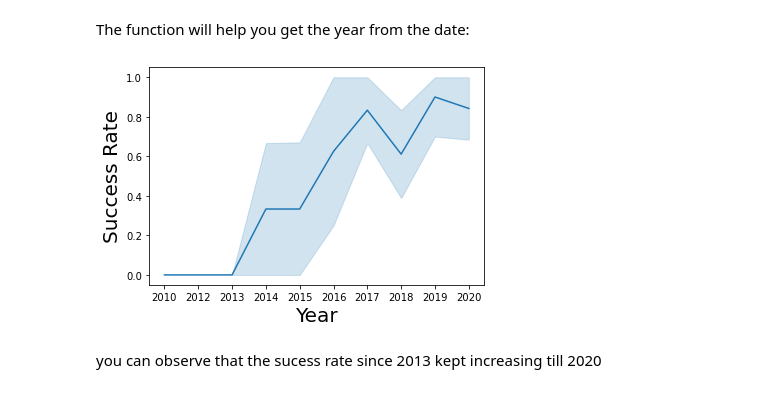
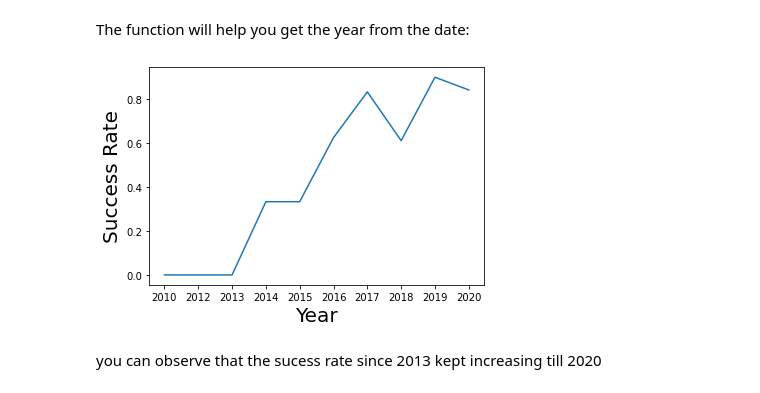
Before and after one commit to SwatsonDS/IBM_DS_Capstone_Project, a Jupyter notebook: EDA Visualization.ipynb, the cells around one changed output. Saved outputs shown, nothing was run; the diff lists cells and outputs as text; code cells hidden in the pictures.

Commit message:
Completed EDA Visualization lab for IBM course, DS0720EN, Data Science and Machine Learning Capstone Project
Published from Watson Studio.

```diff
--- a/EDA Visualization.ipynb
+++ b/EDA Visualization.ipynb
@@ -183,15 +214,15 @@ def Extract_year(date):
     return year
 # %%
 # Plot a line chart with x axis to be the extracted year and y axis to be the success rate
-series_new = df.groupby('Orbit')['Class'].mean()
+series_new = df.groupby('Orbit')['Class'].mean() #find the mean success rate of each orbit class
 df_new=pd.DataFrame(series_new) # Create new dataframe for success rate
 df_new.reset_index(inplace=True)
 df_new['Date'] = df['Date'] # copy Date column to new dataframe
 #df_new.head()
 
-sns.lineplot(y="Class", x=Extract_year(df['Date']), data=df)
+sns.lineplot(data=df, x=Extract_year(df['Date']),y="Class",ci=None) #ci = None to turn off confidence intervals
 plt.xlabel("Year",fontsize=20)
 plt.ylabel("Success Rate",fontsize=20)
 plt.show()
 # %% [output]
-[figure, old version]
+[figure, new version]
```
Also changed, not shown: parts of 10 cells of this notebook.
